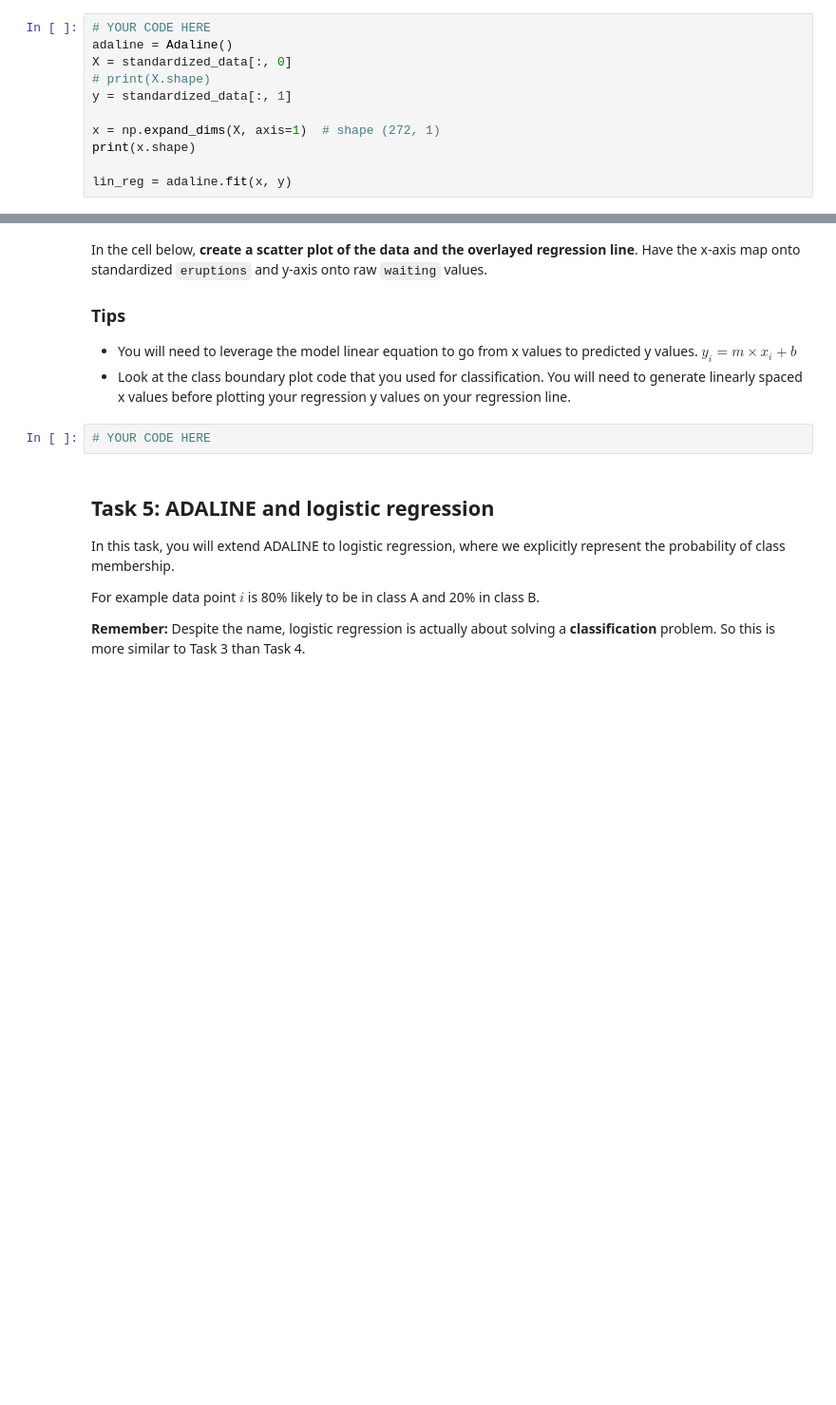
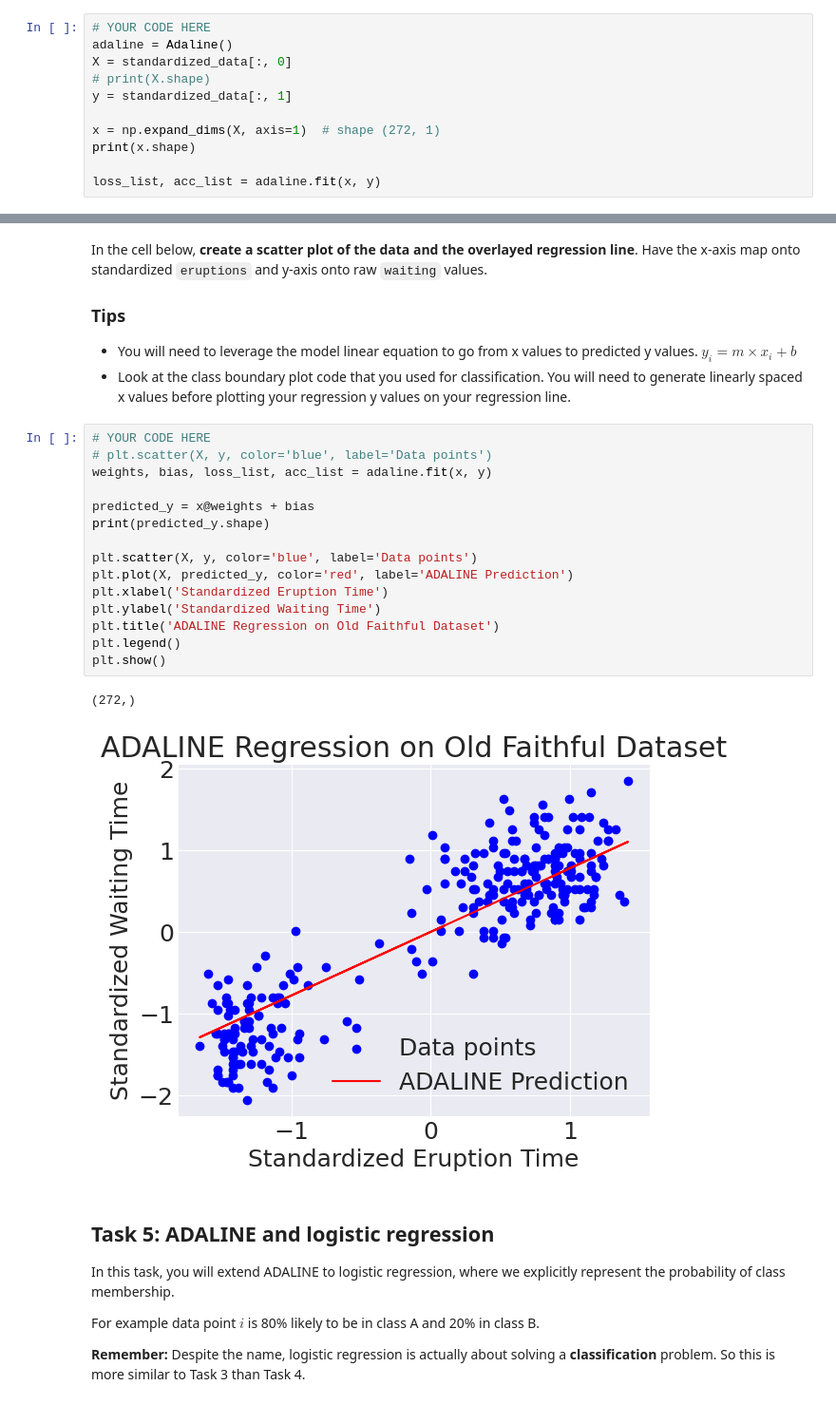
Before and after one commit to bibatshut-code/ML-GoogleDev, a Jupyter notebook: Colby NN/regression.ipynb, the cells around one changed output, grey strips where cells are left out. Shown: that part at 95% size. Cells and saved outputs as stored; diff of their text form; blank space fills up the shorter version.

Commit message:
finished regression part

```diff
--- a/Colby NN/regression.ipynb
+++ b/Colby NN/regression.ipynb
@@ -95,6 +92,6 @@ y = standardized_data[:, 1]
 x = np.expand_dims(X, axis=1)  # shape (272, 1)
 print(x.shape)
 
-lin_reg = adaline.fit(x, y)
+loss_list, acc_list = adaline.fit(x, y)
 # %% [output]
 (272, 1)
@@ -105,8 +101,24 @@ In the cell below, **create a scatter plot of the data and the overlayed regress
 ### Tips
 - You will need to leverage the model linear equation to go from x values to predicted y values. $y_i = m \times x_i + b$
 - Look at the class boundary plot code that you used for classification. You will need to generate linearly spaced x values before plotting your regression y values on your regression line.
-# %%
-# YOUR CODE HERE
+# %%
+# YOUR CODE HERE
+# plt.scatter(X, y, color='blue', label='Data points')
+weights, bias, loss_list, acc_list = adaline.fit(x, y)
+
+predicted_y = x@weights + bias
+print(predicted_y.shape)
+
+plt.scatter(X, y, color='blue', label='Data points')
+plt.plot(X, predicted_y, color='red', label='ADALINE Prediction')
+plt.xlabel('Standardized Eruption Time')
+plt.ylabel('Standardized Waiting Time')
+plt.title('ADALINE Regression on Old Faithful Dataset')
+plt.legend()
+plt.show()
+# %% [output]
+(272,)
+[figure, added]
 # %% [markdown]
 ## Task 5: ADALINE and logistic regression
 
```
Also changed, not shown: parts of 2 cells of this notebook, 1 other file.
